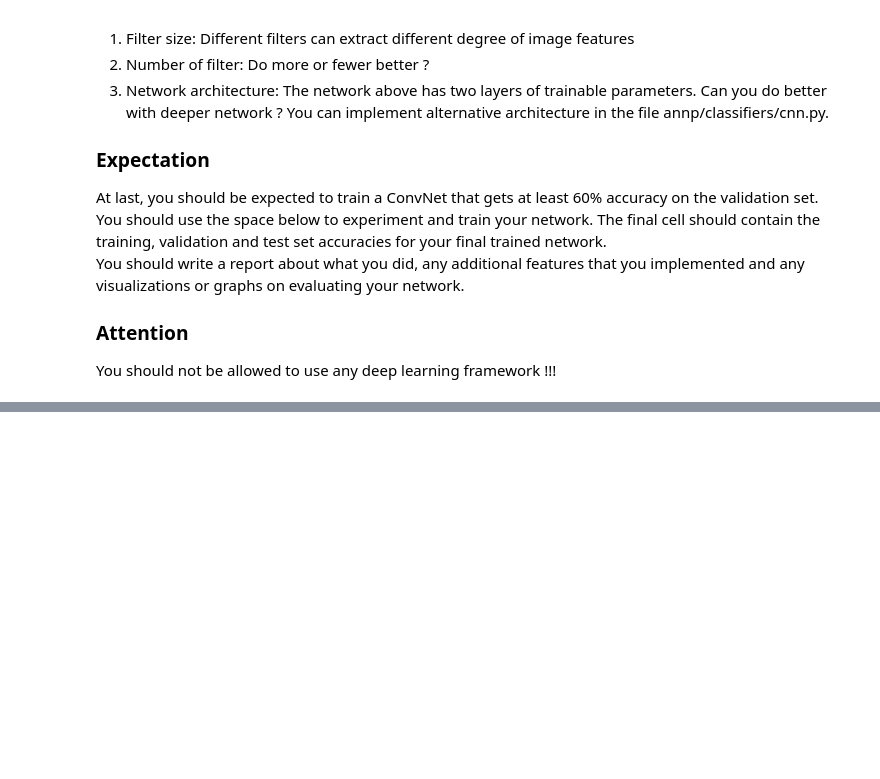
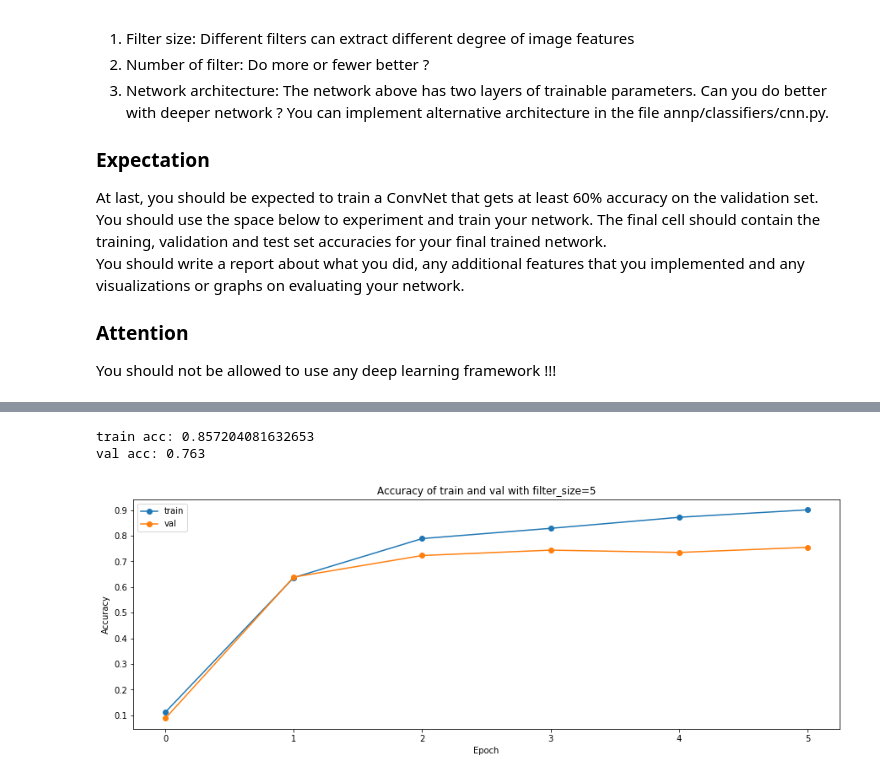
Before and after one commit to He-Ze/CS231n-Assignment2, a Jupyter notebook: final-project/ConvolutionalNetworks.ipynb, the cells around one changed output, grey strips where cells are left out. Saved outputs shown, nothing was run; the diff lists cells and outputs as text; code cells hidden in the pictures; blank space fills up the shorter version.

```diff
--- a/final-project/ConvolutionalNetworks.ipynb
+++ b/final-project/ConvolutionalNetworks.ipynb
@@ -763,0 +920,20 @@ test acc: 0.679
+# %%
+print('train acc:', solver.check_accuracy(data['X_train'], data['y_train']))
+print('val acc:', solver.check_accuracy(data['X_val'], data['y_val']))
+# %% [output]
+train acc: 0.857204081632653
+val acc: 0.763
+# %%
+trainAcc3=[0.112,0.637,0.789,0.829,0.872,0.901]
+valAcc3=[0.088,0.639,0.723,0.744,0.735,0.755]
+
+plt.title("Accuracy of train and val with filter_size=5")
+plt.xlabel("Epoch")
+plt.ylabel("Accuracy")
+plt.plot(trainAcc3, '-o',label="train")
+plt.plot(valAcc3,'-o',label="val")
+plt.legend()
+plt.gcf().set_size_inches(15, 5)
+plt.show()
+# %% [output]
+[figure, added]
```
Also changed, not shown: parts of 21 cells of this notebook, 4 other files.
